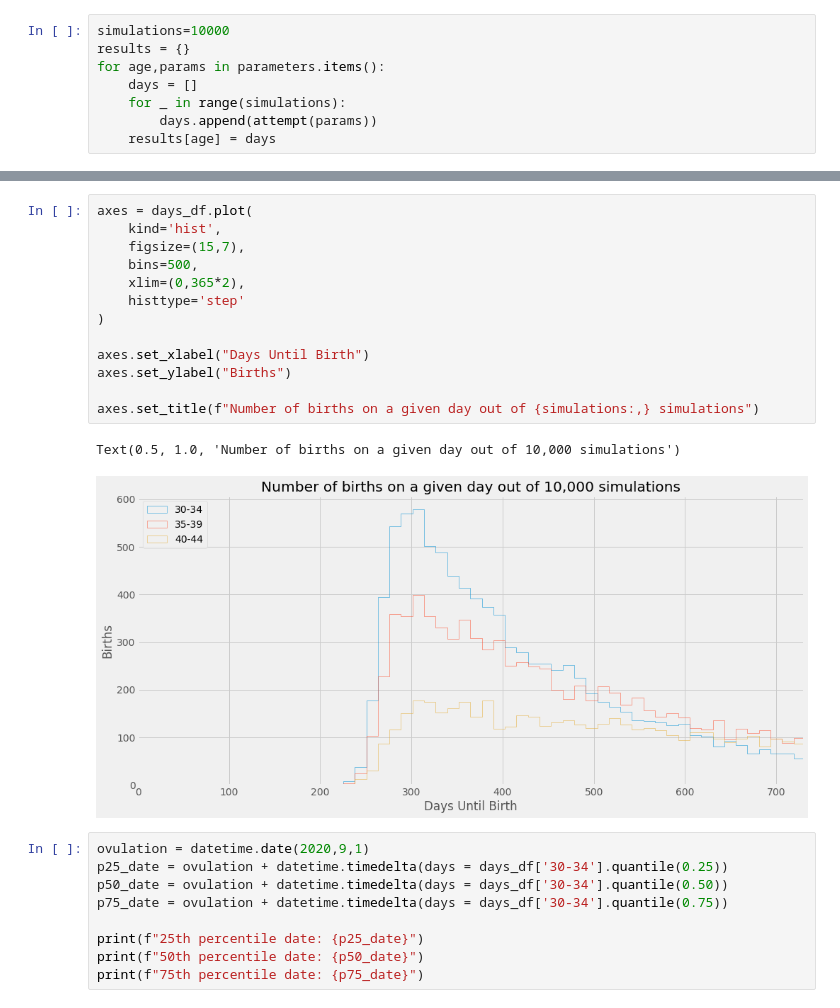
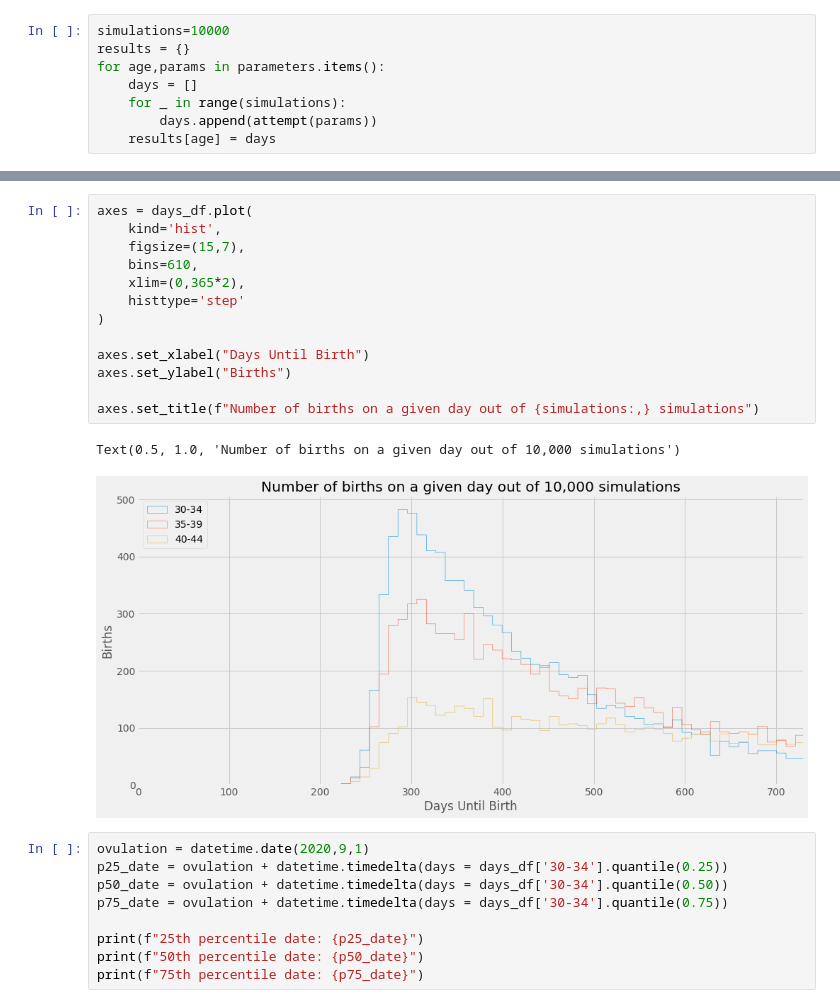
Before and after one commit to beala/covid_forecasts, a Jupyter notebook: baby-forecast/Baby forecast.ipynb, the cells around one changed output, grey strips where cells are left out. Drawn from its saved outputs; the diff is of its cells as text.

Commit message:
Tweak graphs

```diff
--- a/baby-forecast/Baby forecast.ipynb
+++ b/baby-forecast/Baby forecast.ipynb
@@ -80,19 +80,19 @@ Text(0.5, 1.0, 'Probability of birth before a given day (CDF)')
 # %%
 axes = days_df.plot(
     kind='hist',
     figsize=(15,7),
-    bins=500,
+    bins=610,
     xlim=(0,365*2),
     histtype='step'
 )
 
 axes.set_xlabel("Days Until Birth")
 axes.set_ylabel("Births")
 
 axes.set_title(f"Number of births on a given day out of {simulations:,} simulations")
 # %% [output]
 Text(0.5, 1.0, 'Number of births on a given day out of 10,000 simulations')
-[figure, old version]
+[figure, new version]
 # %%
 ovulation = datetime.date(2020,9,1)
 p25_date = ovulation + datetime.timedelta(days = days_df['30-34'].quantile(0.25))
```
Also changed, not shown: parts of 1 cell of this notebook.
